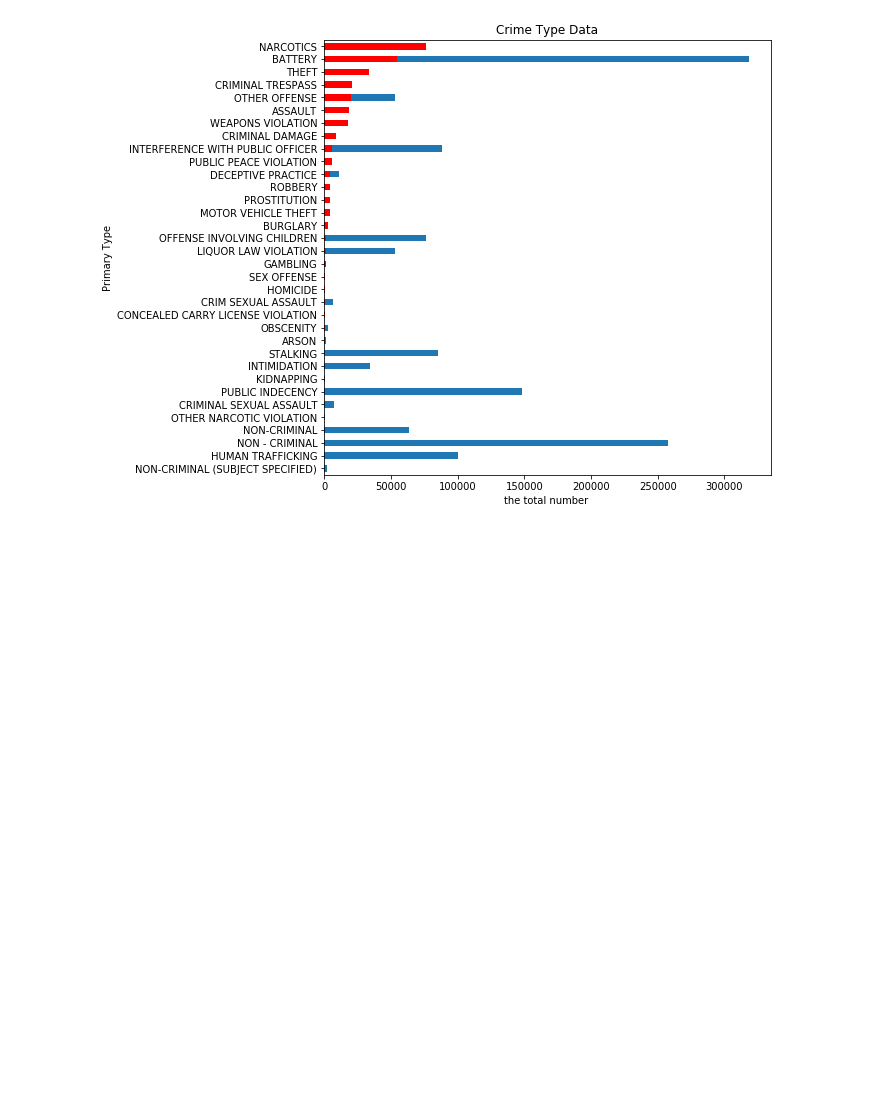
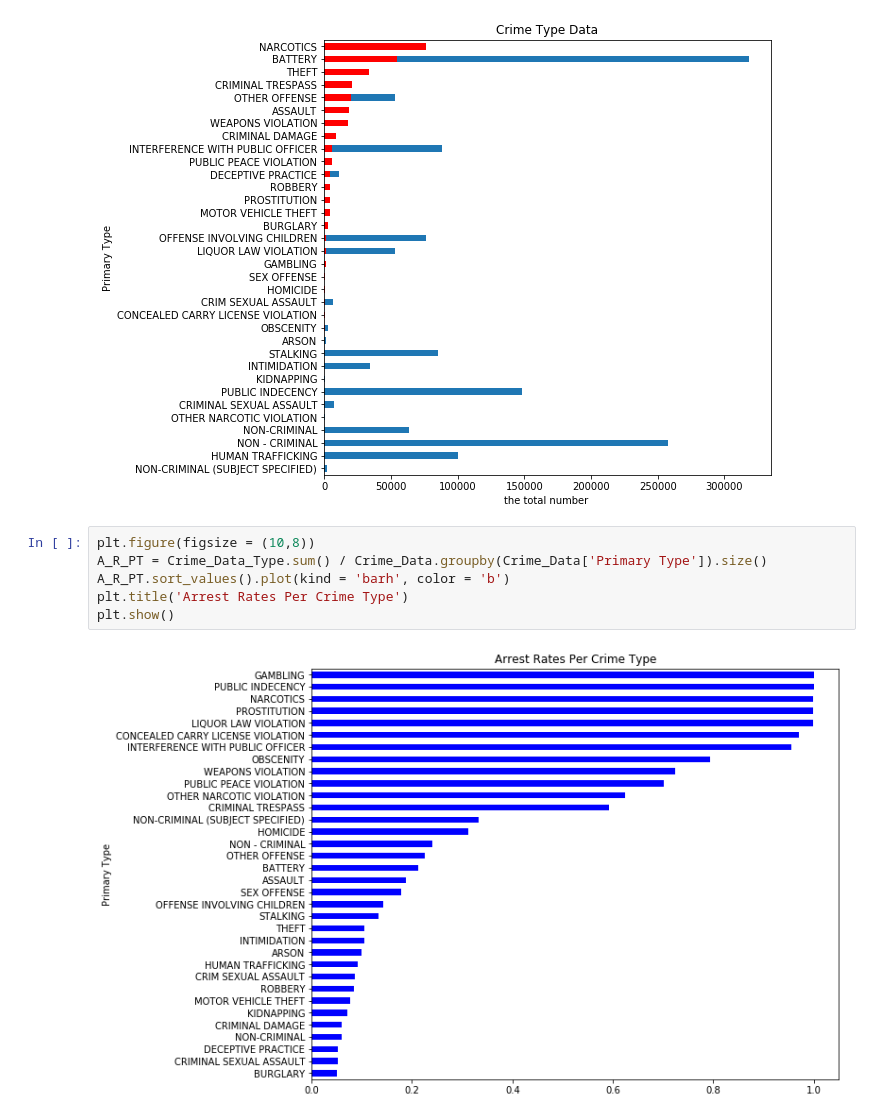
Before and after one commit to kimjaeh10/cmse202-project1, a Jupyter notebook: CMSE202-Project1.ipynb, the cells around one changed output. Saved outputs shown, nothing was run; the diff lists cells and outputs as text; blank space fills up the shorter version.

```diff
--- a/CMSE202-Project1.ipynb
+++ b/CMSE202-Project1.ipynb
@@ -154,3 +154,11 @@ plt.xlabel("the total number ")
 # %% [output]
 Text(0.5, 0, 'the total number ')
 [figure]
+# %%
+plt.figure(figsize = (10,8))
+A_R_PT = Crime_Data_Type.sum() / Crime_Data.groupby(Crime_Data['Primary Type']).size()
+A_R_PT.sort_values().plot(kind = 'barh', color = 'b')
+plt.title('Arrest Rates Per Crime Type')
+plt.show()
+# %% [output]
+[figure, added]
```
Also changed, not shown: parts of 2 cells of this notebook.
